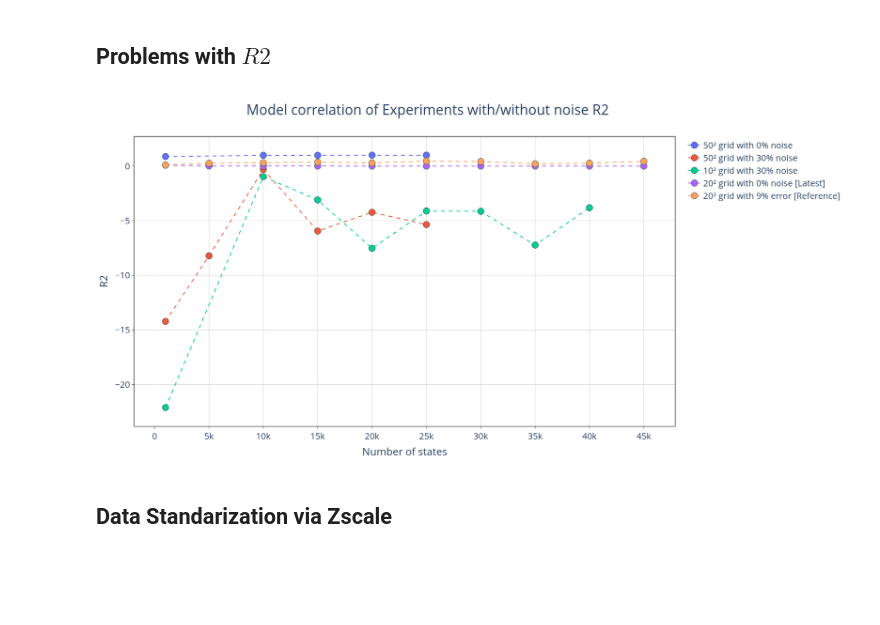
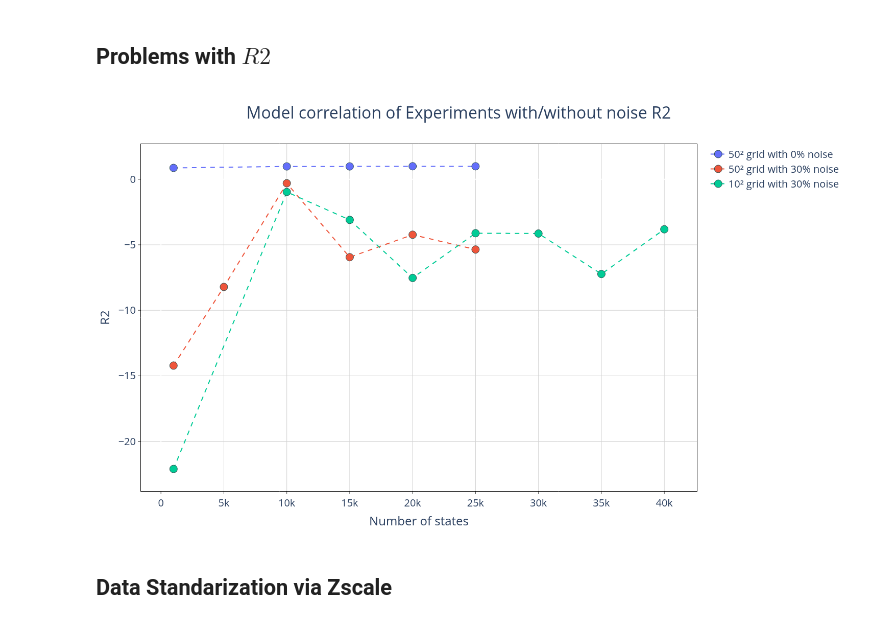
Before and after one commit to 4df31/QD-Biexciton-cascade-and-polarization-orientation-effect-on-QKD-protocol-E91, a Jupyter notebook: Plots.ipynb, the cells around one changed output. Cells and saved outputs as stored; diff of their text form; code cells hidden in the pictures; blank space fills up the shorter version.

```diff
--- a/Plots.ipynb
+++ b/Plots.ipynb
@@ -725,6 +752,7 @@ fig.add_trace(
     ),
     row=1, col=1
 )
+"""
 fig.add_trace(go.Scatter(
     x = results_df.loc[results_df['Noise'] == 0.0, 'N_states'],
     y = results_df.loc[results_df['Noise'] == 0.0, 'R2'],
@@ -740,7 +768,7 @@ fig.add_trace(go.Scatter(
     mode='lines+markers',
     line=dict(dash='dash')
 ))
-
+"""
 
 fig.update_traces(marker=dict(size=15, line=dict(width=1, color='DarkSlateGrey')))
 fig.update_layout(
@@ -750,34 +778,34 @@ fig.update_layout(
     paper_bgcolor='white',
     plot_bgcolor='white',
     title={
         'text': "Model correlation of Experiments with/without noise R2",
         'font': {'size': 32},
         'x' :0.2
     },
     #title_text="Root Mean Squared Error"
 )
 fig.update_xaxes(
     mirror=True,
     ticks='outside',
     showline=True,
     linecolor='black',
     gridcolor='lightgrey',
     title_text='Number of states'
 
 )
 fig.update_yaxes(
     mirror=True,
     ticks='outside',
     showline=True,
     zeroline=True,
     linecolor='black',
     gridcolor='lightgrey',
     #type='log',
     title_text='R2'
 )
 fig.show()
 # %% [output]
-[figure, old version]
+[figure, new version]
 # %% [markdown]
 ## Data Standarization via Zscale
 # %%
```
Also changed, not shown: parts of 9 cells of this notebook.
